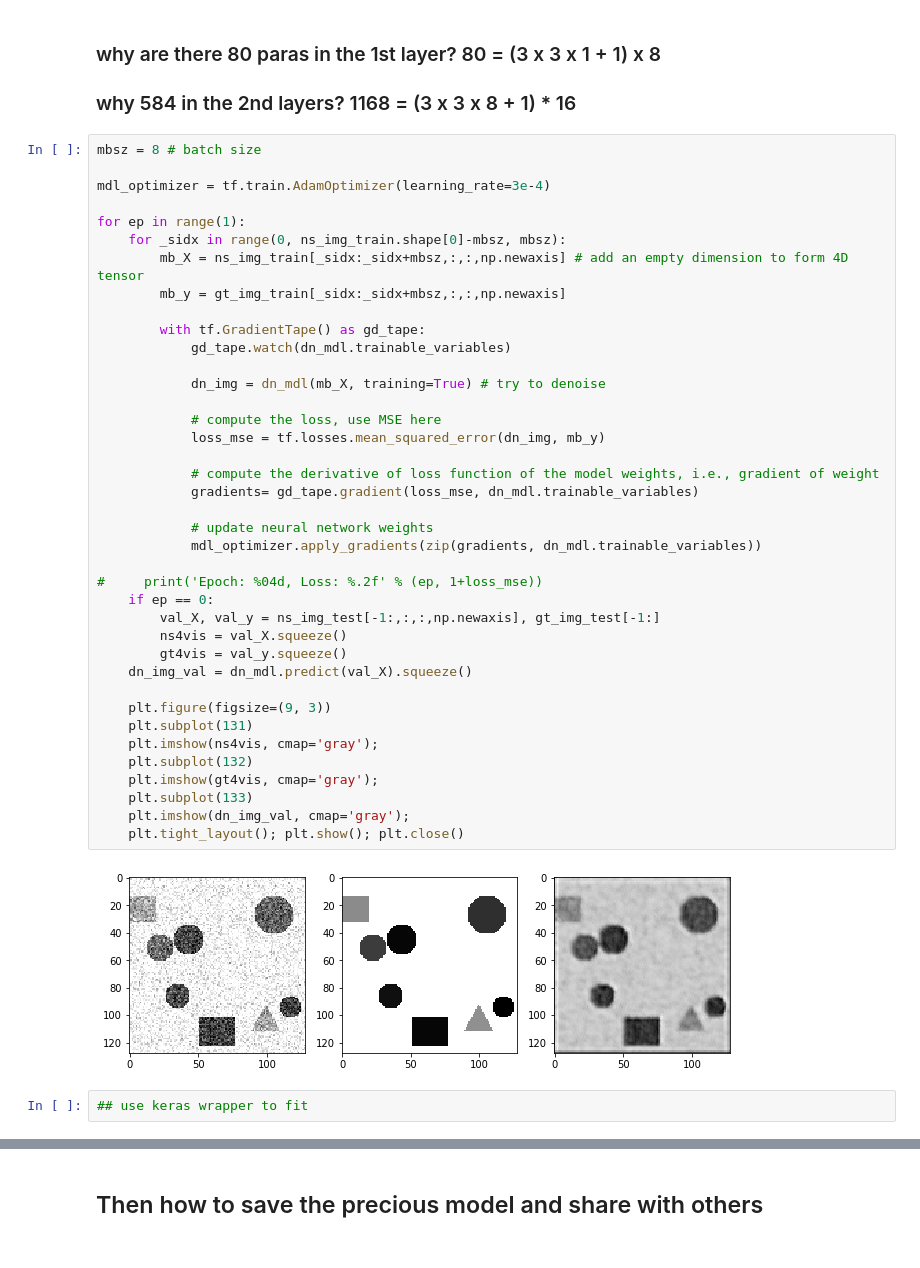
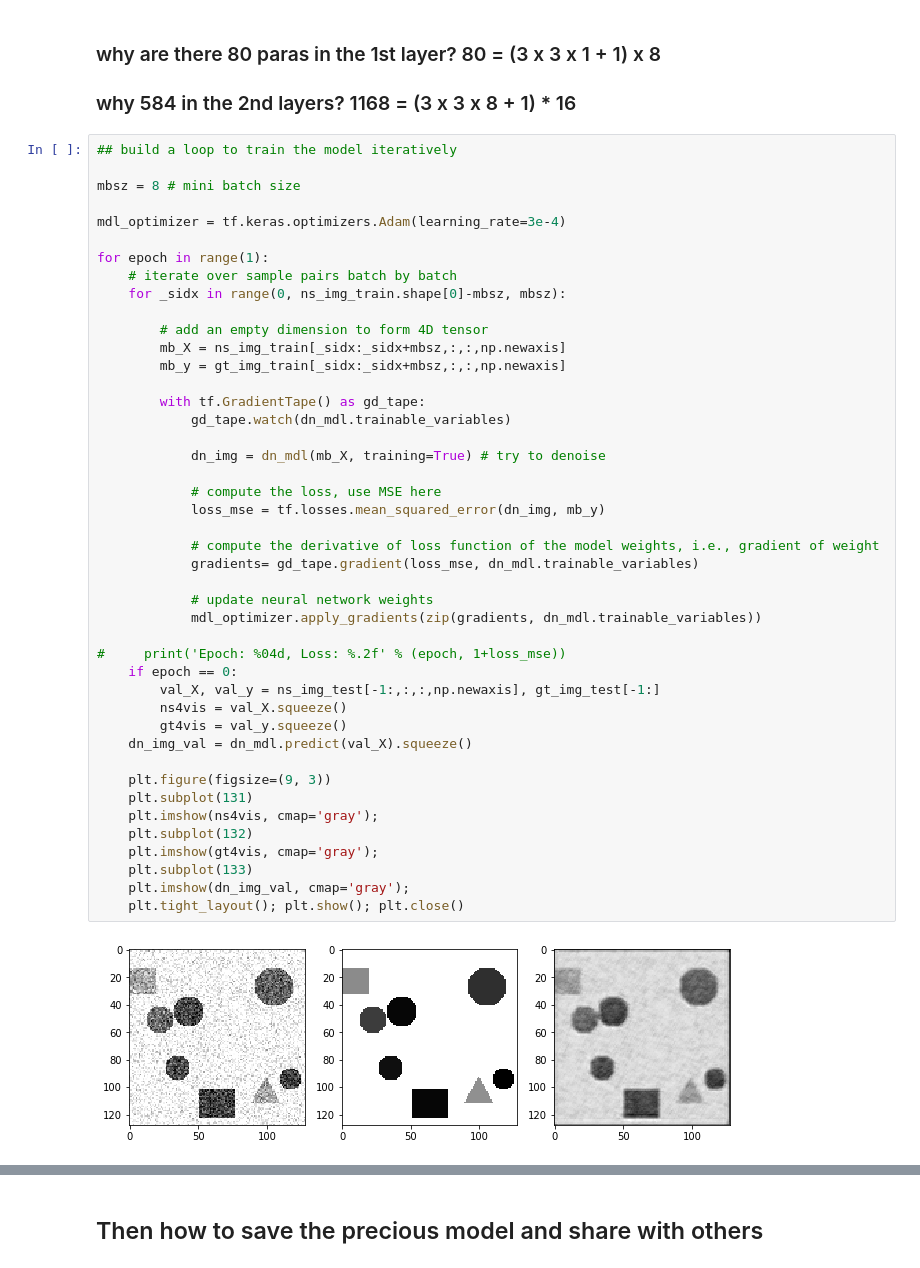
Before and after one commit to lzhengchun/dn-tutorial, a Jupyter notebook: cnn4denoise.ipynb, the cells around one changed output, grey strips where cells are left out. Drawn from its saved outputs; the diff is of its cells as text.

```diff
--- a/cnn4denoise.ipynb
+++ b/cnn4denoise.ipynb
@@ -83,45 +90,48 @@ _________________________________________________________________
 ### why are there 80 paras in the 1st layer? 80 = (3 x 3 x 1 + 1) x 8
 ### why 584 in the 2nd layers? 1168 = (3 x 3 x 8 + 1) * 16
 # %%
-mbsz = 8 # batch size
+## build a loop to train the model iteratively
 
-mdl_optimizer = tf.train.AdamOptimizer(learning_rate=3e-4)
+mbsz = 8 # mini batch size
 
-for ep in range(1):
+mdl_optimizer = tf.keras.optimizers.Adam(learning_rate=3e-4)
+
+for epoch in range(1):
+    # iterate over sample pairs batch by batch
     for _sidx in range(0, ns_img_train.shape[0]-mbsz, mbsz):
-        mb_X = ns_img_train[_sidx:_sidx+mbsz,:,:,np.newaxis] # add an empty dimension to form 4D tensor
+
+        # add an empty dimension to form 4D tensor
+        mb_X = ns_img_train[_sidx:_sidx+mbsz,:,:,np.newaxis]
         mb_y = gt_img_train[_sidx:_sidx+mbsz,:,:,np.newaxis]
 
         with tf.GradientTape() as gd_tape:
             gd_tape.watch(dn_mdl.trainable_variables)
 
             dn_img = dn_mdl(mb_X, training=True) # try to denoise
 
             # compute the loss, use MSE here
             loss_mse = tf.losses.mean_squared_error(dn_img, mb_y)
 
             # compute the derivative of loss function of the model weights, i.e., gradient of weight
             gradients= gd_tape.gradient(loss_mse, dn_mdl.trainable_variables)
 
             # update neural network weights
             mdl_optimizer.apply_gradients(zip(gradients, dn_mdl.trainable_variables))
 
-#     print('Epoch: %04d, Loss: %.2f' % (ep, 1+loss_mse))
-    if ep == 0:
+#     print('Epoch: %04d, Loss: %.2f' % (epoch, 1+loss_mse))
+    if epoch == 0:
         val_X, val_y = ns_img_test[-1:,:,:,np.newaxis], gt_img_test[-1:]
         ns4vis = val_X.squeeze()
         gt4vis = val_y.squeeze()
     dn_img_val = dn_mdl.predict(val_X).squeeze()
 
     plt.figure(figsize=(9, 3))
     plt.subplot(131)
     plt.imshow(ns4vis, cmap='gray');
     plt.subplot(132)
     plt.imshow(gt4vis, cmap='gray');
     plt.subplot(133)
     plt.imshow(dn_img_val, cmap='gray');
     plt.tight_layout(); plt.show(); plt.close()
 # %% [output]
-[figure, old version]
+[figure, new version]
-# %%
-## use keras wrapper to fit
```
Also changed, not shown: parts of 11 cells of this notebook, 6 other files.
